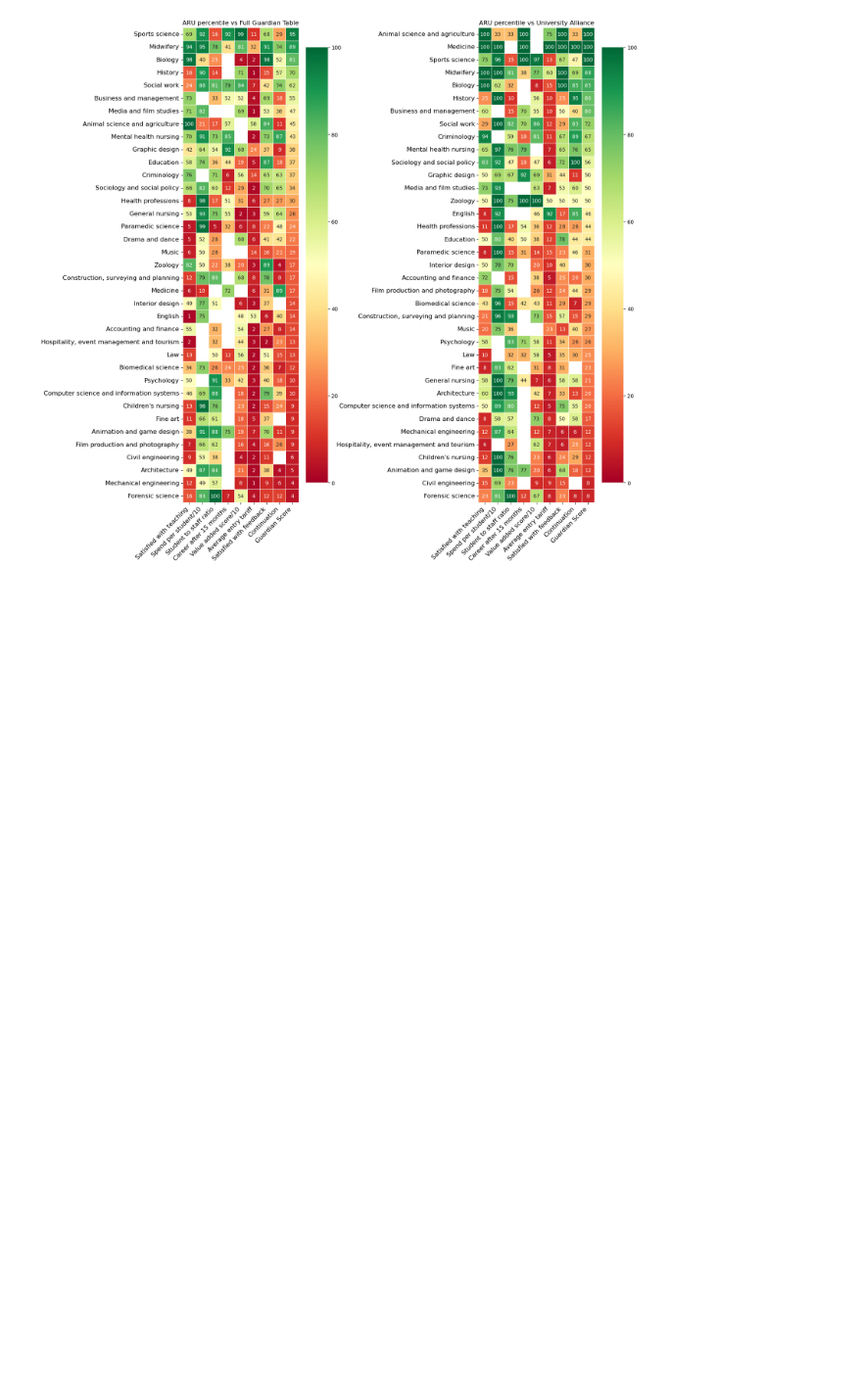
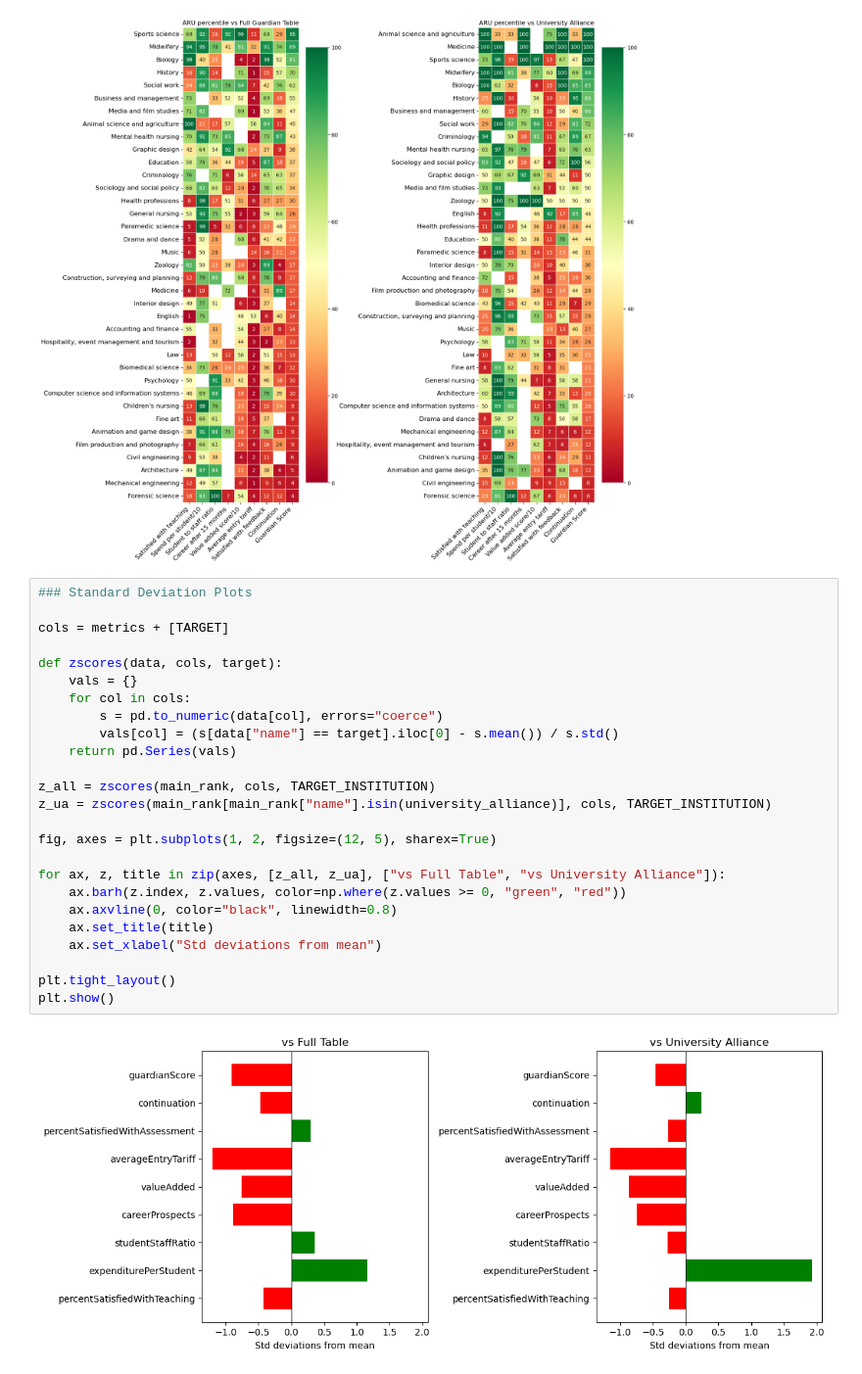
Before and after one commit to mjduarterosa/guardian-univ-ranking, a Jupyter notebook: explore_ranking.ipynb, the cells around one changed output. Shown at 98% size. Saved outputs shown, nothing was run; the diff lists cells and outputs as text; blank space fills up the shorter version.

Commit message:
git add std plots

```diff
--- a/explore_ranking.ipynb
+++ b/explore_ranking.ipynb
@@ -621,3 +621,30 @@ plt.tight_layout()
 plt.show()
 # %% [output]
 [figure]
+# %%
+### Standard Deviation Plots
+
+cols = metrics + [TARGET]
+
+def zscores(data, cols, target):
+    vals = {}
+    for col in cols:
+        s = pd.to_numeric(data[col], errors="coerce")
+        vals[col] = (s[data["name"] == target].iloc[0] - s.mean()) / s.std()
+    return pd.Series(vals)
+
+z_all = zscores(main_rank, cols, TARGET_INSTITUTION)
+z_ua = zscores(main_rank[main_rank["name"].isin(university_alliance)], cols, TARGET_INSTITUTION)
+
+fig, axes = plt.subplots(1, 2, figsize=(12, 5), sharex=True)
+
+for ax, z, title in zip(axes, [z_all, z_ua], ["vs Full Table", "vs University Alliance"]):
+    ax.barh(z.index, z.values, color=np.where(z.values >= 0, "green", "red"))
+    ax.axvline(0, color="black", linewidth=0.8)
+    ax.set_title(title)
+    ax.set_xlabel("Std deviations from mean")
+
+plt.tight_layout()
+plt.show()
+# %% [output]
+[figure, added]
```
Also changed, not shown: parts of 3 cells of this notebook.
